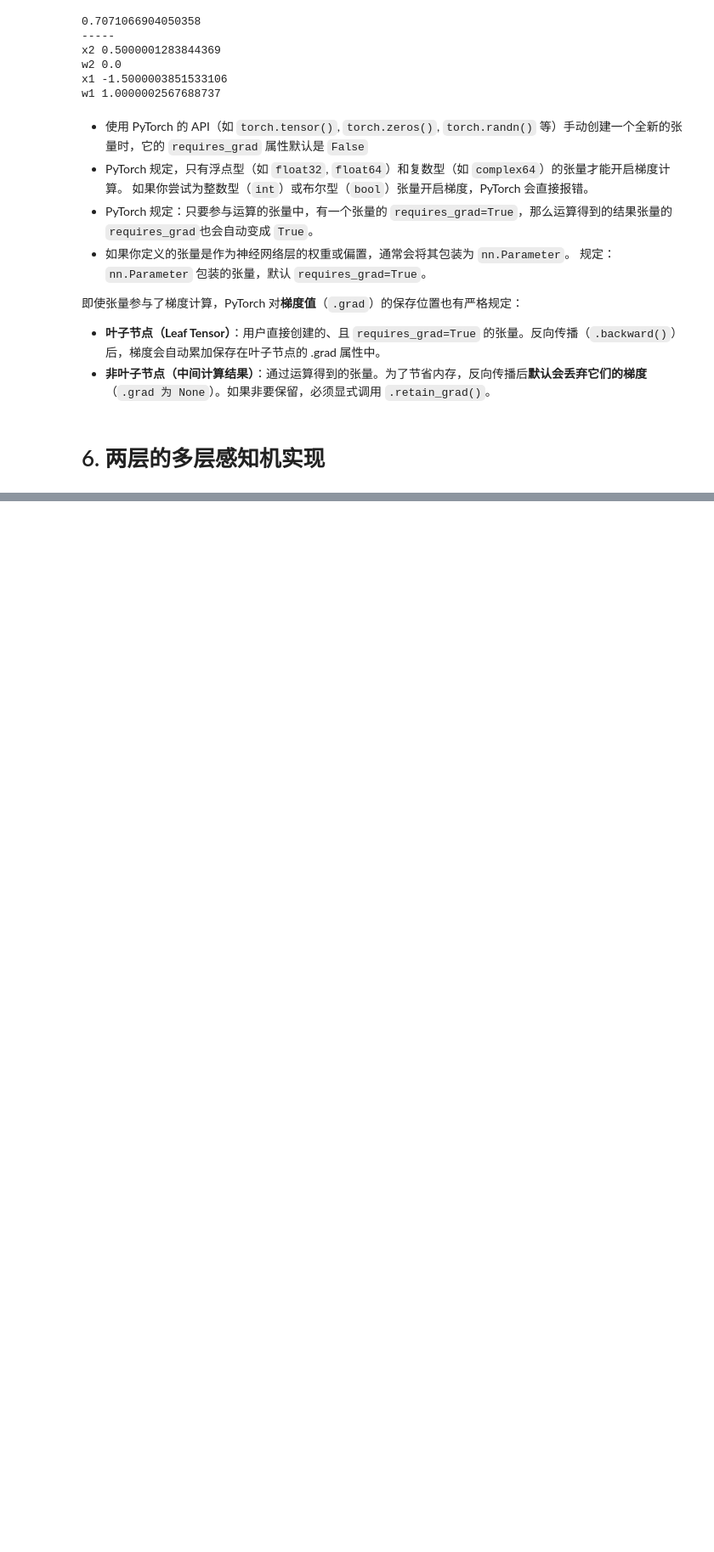
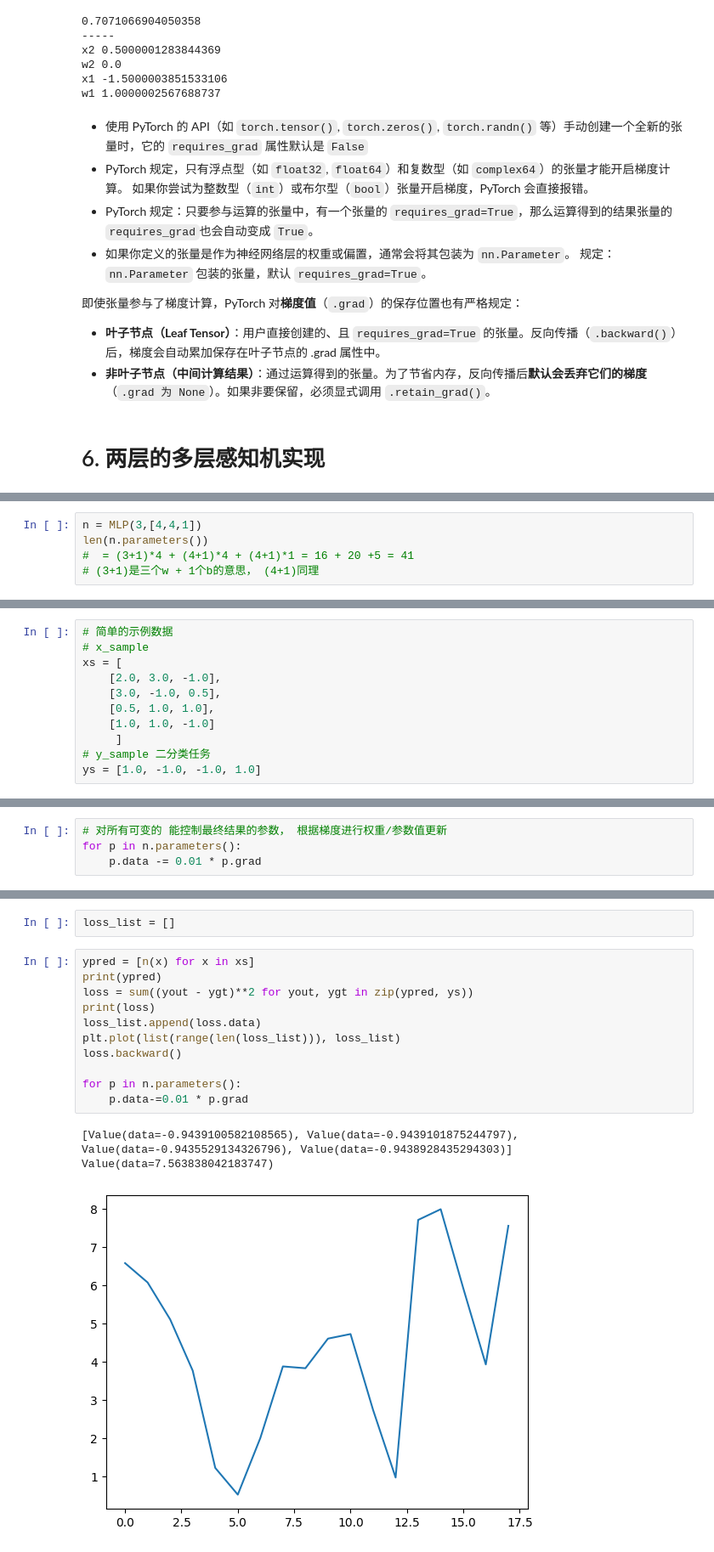
Before and after one commit to CastleDream/learnGPTfromScratch, a Jupyter notebook: code/1_micrograd_from_scratch.ipynb, the cells around one changed output, grey strips where cells are left out. Shown at 85% size. Saved outputs shown, nothing was run; the diff lists cells and outputs as text; blank space fills up the shorter version.

```diff
--- a/code/1_micrograd_from_scratch.ipynb
+++ b/code/1_micrograd_from_scratch.ipynb
@@ -1346,0 +1612,5 @@ w1 1.0000002567688737
+# %%
+n = MLP(3,[4,4,1])
+len(n.parameters())
+#  = (3+1)*4 + (4+1)*4 + (4+1)*1 = 16 + 20 +5 = 41
+# (3+1)是三个w + 1个b的意思， (4+1)同理
@@ -1346,0 +1619,11 @@ w1 1.0000002567688737
+# %%
+# 简单的示例数据
+# x_sample
+xs = [
+    [2.0, 3.0, -1.0],
+    [3.0, -1.0, 0.5],
+    [0.5, 1.0, 1.0],
+    [1.0, 1.0, -1.0]
+     ]
+# y_sample 二分类任务
+ys = [1.0, -1.0, -1.0, 1.0]
@@ -1346,0 +1656,4 @@ w1 1.0000002567688737
+# %%
+# 对所有可变的 能控制最终结果的参数， 根据梯度进行权重/参数值更新
+for p in n.parameters():
+    p.data -= 0.01 * p.grad
@@ -1346,0 +1675,17 @@ w1 1.0000002567688737
+# %%
+loss_list = []
+# %%
+ypred = [n(x) for x in xs]
+print(ypred)
+loss = sum((yout - ygt)**2 for yout, ygt in zip(ypred, ys))
+print(loss)
+loss_list.append(loss.data)
+plt.plot(list(range(len(loss_list))), loss_list)
+loss.backward()
+
+for p in n.parameters():
+    p.data-=0.01 * p.grad
+# %% [output]
+[Value(data=-0.9439100582108565), Value(data=-0.9439101875244797), Value(data=-0.9435529134326796), Value(data=-0.9438928435294303)]
+Value(data=7.563838042183747)
+[figure, added]
```
Also changed, not shown: parts of 36 cells of this notebook, 2 other files.
